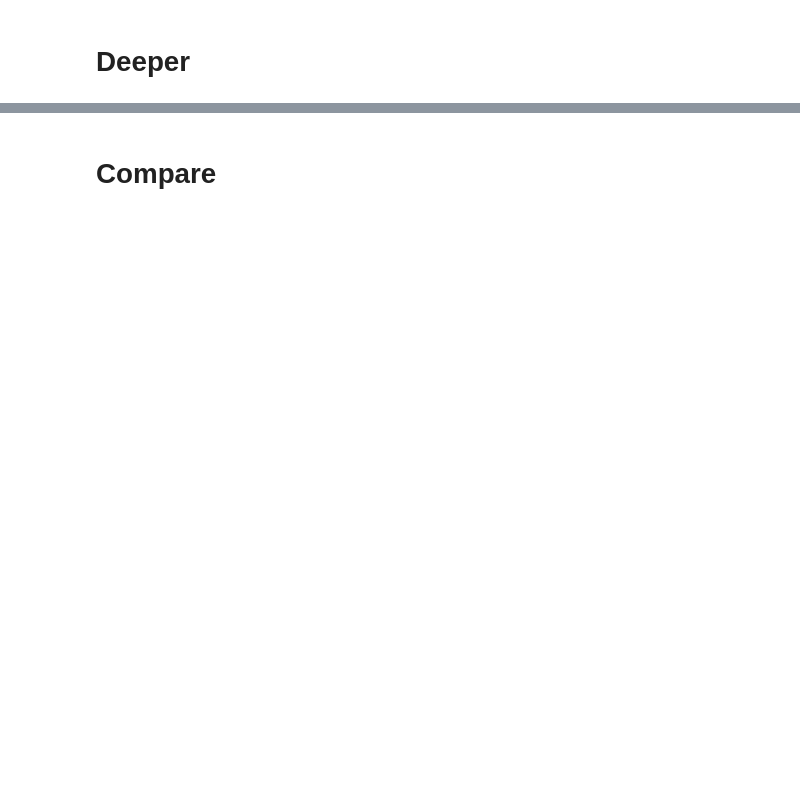
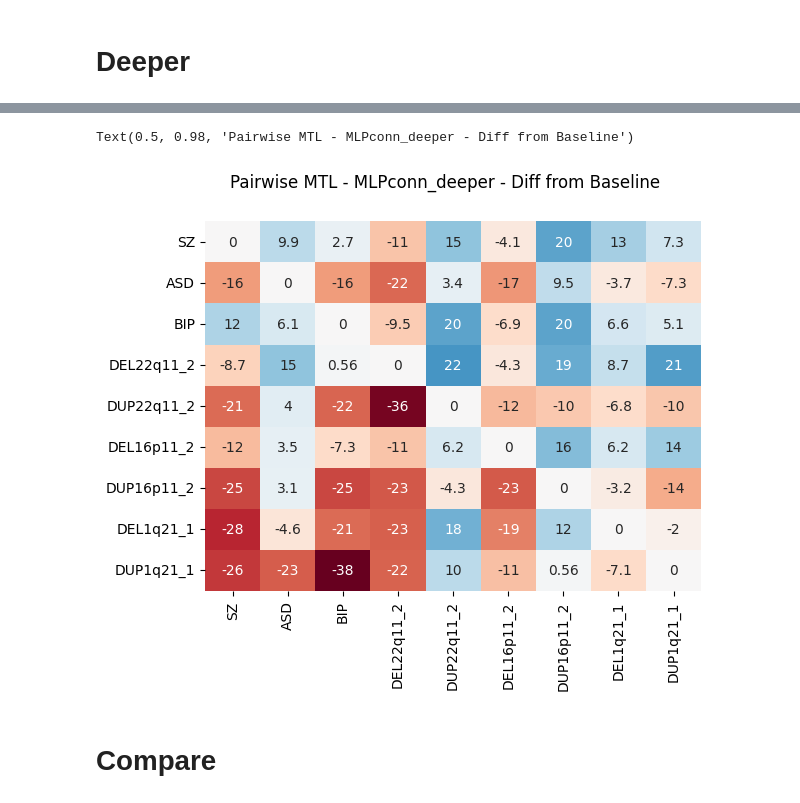
Before and after one commit to harveyaa/neuropsych_mtl, a Jupyter notebook: MTL/neg_transfer_rand.ipynb, the cells around one changed output, grey strips where cells are left out. Drawn from its saved outputs; the diff is of its cells as text; code cells hidden in the pictures; blank space fills up the shorter version.

```diff
--- a/MTL/neg_transfer_rand.ipynb
+++ b/MTL/neg_transfer_rand.ipynb
@@ -211,3 +265,9 @@ Text(0.5, 0.98, 'Pairwise MTL - MLPconcat - Diff from Baseline - Random Test Set
+# %%
+sns.heatmap(deeper_pairs - deeper_single,xticklabels=cases,yticklabels=cases,annot=True,cmap='RdBu',cbar=False,center=0)
+plt.suptitle('Pairwise MTL - MLPconn_deeper - Diff from Baseline')
+# %% [output]
+Text(0.5, 0.98, 'Pairwise MTL - MLPconn_deeper - Diff from Baseline')
+[figure, added]
 # %% [markdown]
 # Compare
 # %%
```
Also changed, not shown: parts of 18 cells of this notebook, 3 other files.
